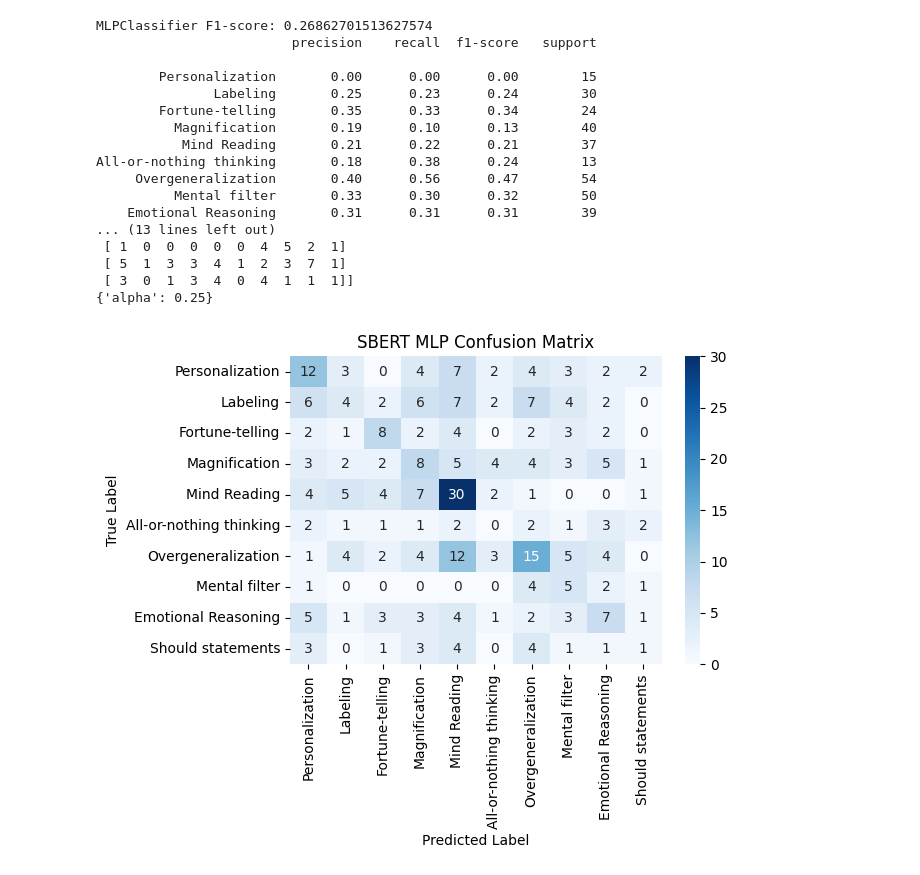
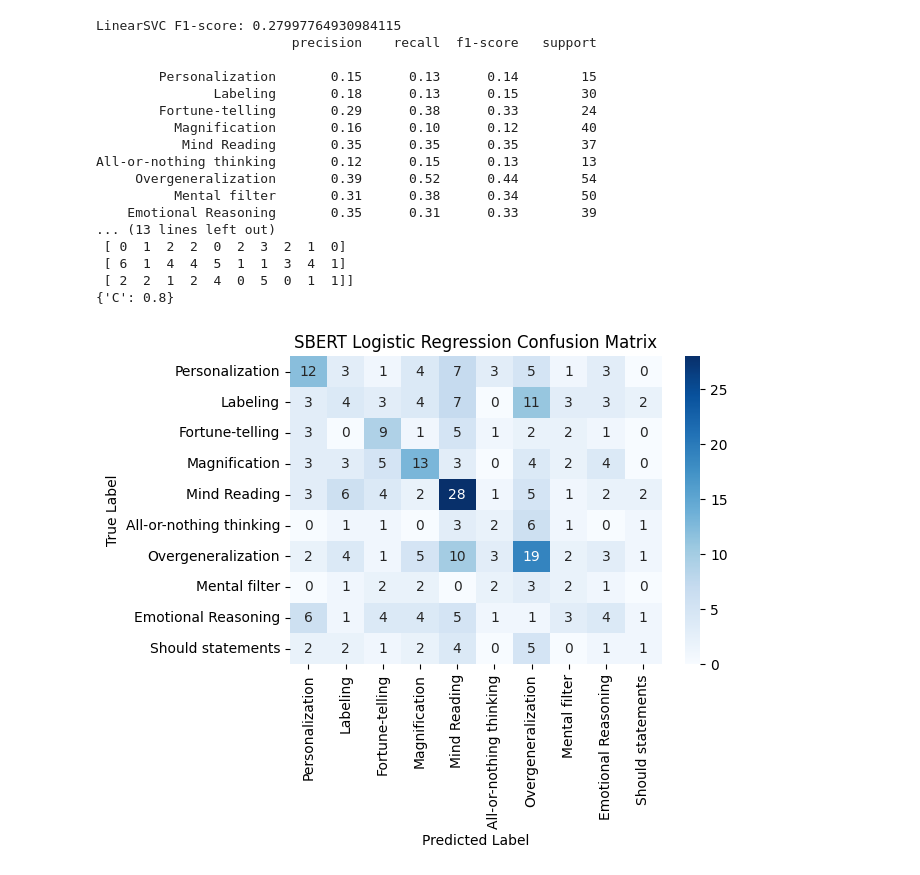
Before and after one commit to cmulholla/QUEST-Distortions, a Jupyter notebook: genDistortionClassification.ipynb, the cells around one changed output. Drawn from its saved outputs; the diff is of its cells as text; code cells hidden in the pictures.

```diff
--- a/genDistortionClassification.ipynb
+++ b/genDistortionClassification.ipynb
@@ -53,7 +55,7 @@ labels = distortion_data['Dominant Distortion'].unique()
 #plt.show()
 # %%
 # load the generated data from "distorted_parts5sample150.csv" to add to the training data
-generated_data = pd.read_csv('distorted_parts2.csv')
+generated_data = pd.read_csv('distorted_parts3.csv')
 generated_data = generated_data.dropna()
 generated_data = generated_data.reset_index(drop=True)
 
@@ -183,20 +188,6 @@ from sklearn.tree import DecisionTreeClassifier
 from sklearn.ensemble import RandomForestClassifier, AdaBoostClassifier, GradientBoostingClassifier
 from sklearn.neighbors import KNeighborsClassifier
 from sklearn.neural_network import MLPClassifier
-
-#X_train_vectorized_new = vectorizer.encode(X_train_new.tolist())
-#X_test_vectorized = vectorizer.encode(X_test.tolist())
-
-# Vectorizors to test
-vectorizers = [
-    SentenceTransformer('sentence-transformers/all-mpnet-base-v2'),
-    SentenceTransformer('intfloat/multilingual-e5-large-instruct', cache_folder="N:\AI\Transformers_cache")
-]
-
-vectorizer_names = [
-    'sentence-transformers/all-mpnet-base-v2',
-    'intfloat/multilingual-e5-large-instruct'
-]
 
 # Create an array of models to test
 models = [
@@ -229,17 +220,8 @@ params = [
 # store the F1-scores
 f1_scores = []
 
-for j in range(len(vectorizers)):
-    vectorizer = vectorizers[j]
-    print(f"Vectorizing with {vectorizer.__class__.__name__}")
-    X_train_vectorized_new = vectorizer.encode(X_train_new.tolist())
-    X_test_vectorized = vectorizer.encode(X_test.tolist())
-    for i in range(len(models)):
-        print(f"Tuning {models[i].__class__.__name__}")
-        try:
-            f1 = tuneParams(models[i], params[i], X_train_vectorized_new, y_train_new, X_test_vectorized, y_test)
-        except:
-            f1 = 0
-            print(f"Failed to tune {models[i].__class__.__name__}")
-        f1_scores.append([vectorizer_names[j], models[i].__class__.__name__, f1])
+# test all models
+for i in range(len(models)):
+    f1 = tuneParams(models[i], params[i], X_train_vectorized_new, y_train_new, X_test_vectorized, y_test)
+    f1_scores.append(f1)
 # %% [output]
@@ -324,9 +296,12 @@ plt.show()
 # %%
+best_model = 0
+best_params = 0
+
 # run the best model with the best parameters
 for i in range(len(models)):
     if f1_scores[i] == max(f1_scores):
-        best_model = models[3]
-        best_params = params[3]
+        best_model = models[i]
+        best_params = params[i]
         break
 
 # train the best model with the best parameters manually
@@ -350,7 +325,7 @@ labels = distortion_data['Dominant Distortion'].unique()
 cm = confusion_matrix(y_test, y_pred, labels=labels)
 plt.figure(figsize=(6, 4))
 sns.heatmap(cm, annot=True, fmt='d', cmap='Blues', xticklabels=labels, yticklabels=labels)
-plt.title('SBERT MLP Confusion Matrix')
+plt.title('SBERT Logistic Regression Confusion Matrix')
 plt.xlabel('Predicted Label')
 plt.ylabel('True Label')
 plt.show()
@@ -375,18 +350,18 @@ Fitting 5 folds for each of 2 candidates, totalling 10 fits
-MLPClassifier F1-score: 0.26862701513627574
+LinearSVC F1-score: 0.27997764930984115
                          precision    recall  f1-score   support
 
-        Personalization       0.00      0.00      0.00        15
-               Labeling       0.25      0.23      0.24        30
-        Fortune-telling       0.35      0.33      0.34        24
-          Magnification       0.19      0.10      0.13        40
-           Mind Reading       0.21      0.22      0.21        37
-All-or-nothing thinking       0.18      0.38      0.24        13
-     Overgeneralization       0.40      0.56      0.47        54
-          Mental filter       0.33      0.30      0.32        50
-    Emotional Reasoning       0.31      0.31      0.31        39
+        Personalization       0.15      0.13      0.14        15
+               Labeling       0.18      0.13      0.15        30
+        Fortune-telling       0.29      0.38      0.33        24
+          Magnification       0.16      0.10      0.12        40
+           Mind Reading       0.35      0.35      0.35        37
+All-or-nothing thinking       0.12      0.15      0.13        13
+     Overgeneralization       0.39      0.52      0.44        54
+          Mental filter       0.31      0.38      0.34        50
+    Emotional Reasoning       0.35      0.31      0.33        39
 ... (13 lines left out)
- [ 1  0  0  0  0  0  4  5  2  1]
- [ 5  1  3  3  4  1  2  3  7  1]
- [ 3  0  1  3  4  0  4  1  1  1]]
-{'alpha': 0.25}
+ [ 0  1  2  2  0  2  3  2  1  0]
+ [ 6  1  4  4  5  1  1  3  4  1]
+ [ 2  2  1  2  4  0  5  0  1  1]]
+{'C': 0.8}
-[figure, old version]
+[figure, new version]
```
Also changed, not shown: parts of 9 cells of this notebook, 22 other files.
